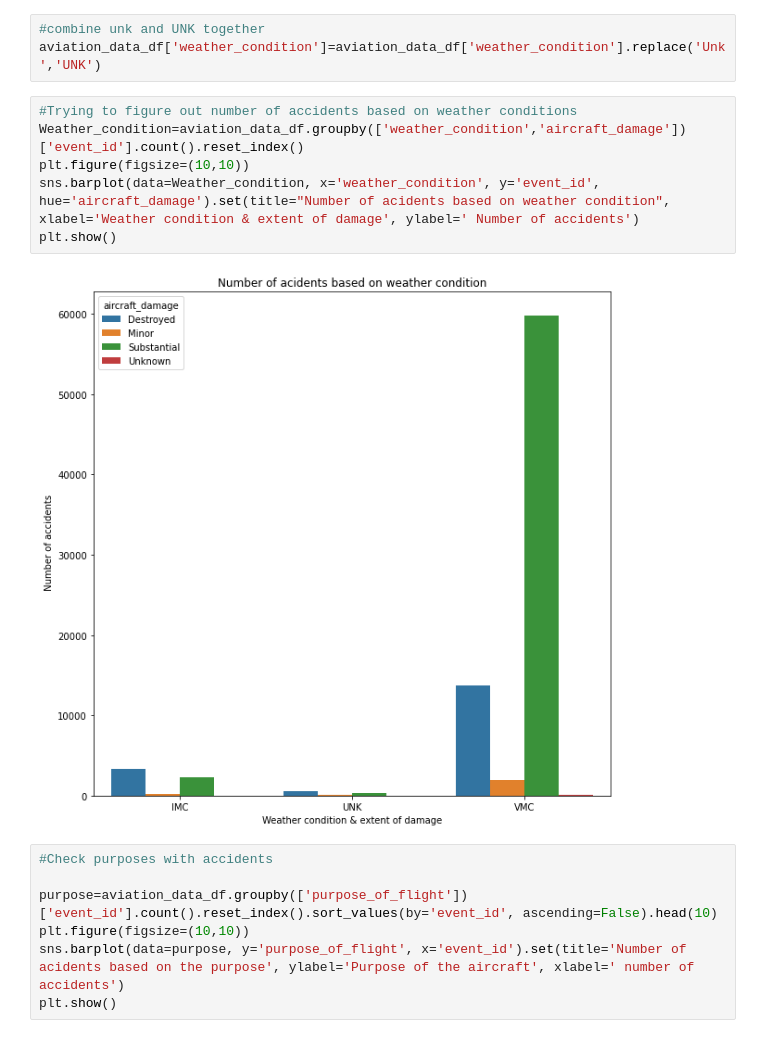
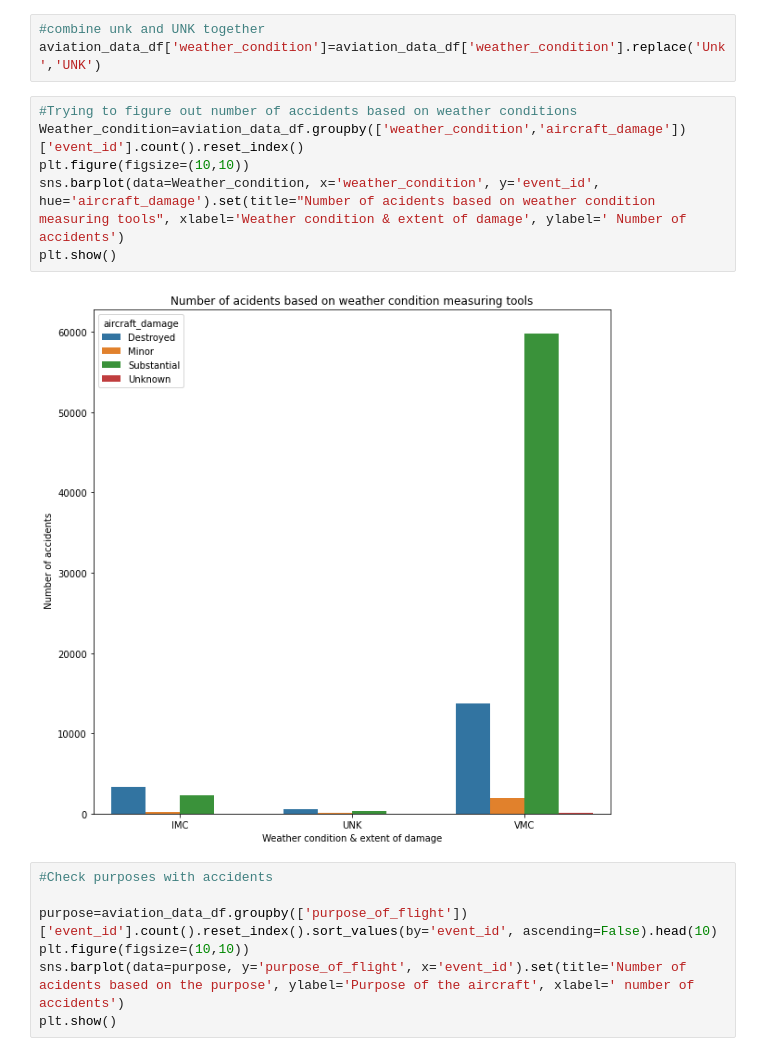
Before and after one commit to MburuMr/phase_1_project, a Jupyter notebook: student.ipynb, the cells around one changed output. Saved outputs shown, nothing was run; the diff lists cells and outputs as text.

```diff
--- a/student.ipynb
+++ b/student.ipynb
@@ -189,11 +189,11 @@ aviation_data_df['weather_condition']=aviation_data_df['weather_condition'].repl
 # %%
 #Trying to figure out number of accidents based on weather conditions
 Weather_condition=aviation_data_df.groupby(['weather_condition','aircraft_damage'])['event_id'].count().reset_index()
 plt.figure(figsize=(10,10))
-sns.barplot(data=Weather_condition, x='weather_condition', y='event_id', hue='aircraft_damage').set(title="Number of acidents based on weather condition", xlabel='Weather condition & extent of damage', ylabel=' Number of accidents')
+sns.barplot(data=Weather_condition, x='weather_condition', y='event_id', hue='aircraft_damage').set(title="Number of acidents based on weather condition measuring tools", xlabel='Weather condition & extent of damage', ylabel=' Number of accidents')
 plt.show()
 # %% [output]
-[figure, old version]
+[figure, new version]
 # %%
 #Check purposes with accidents
 
```
Also changed, not shown: parts of 1 cell of this notebook, 1 other file.
